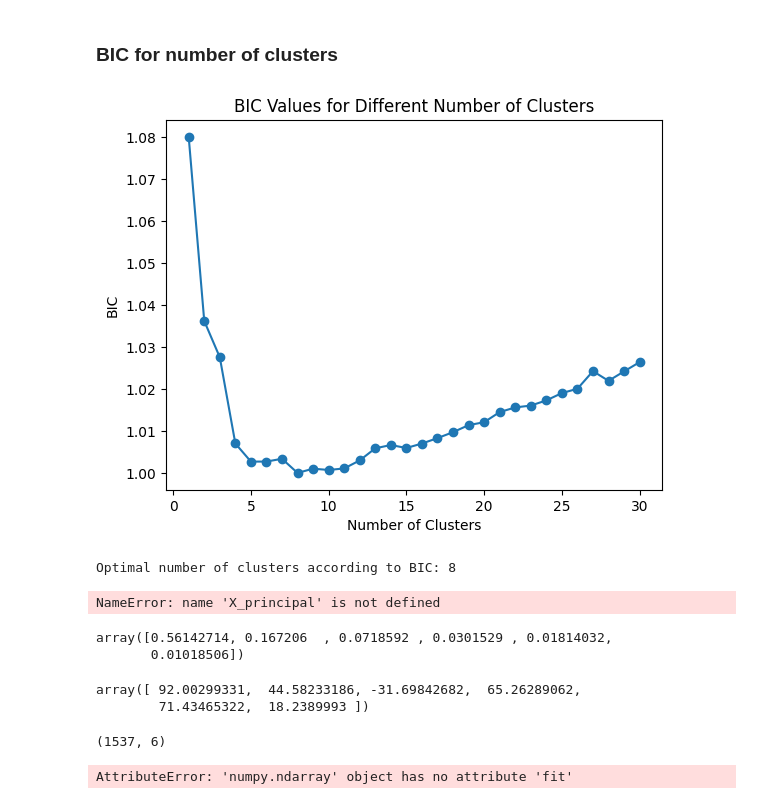
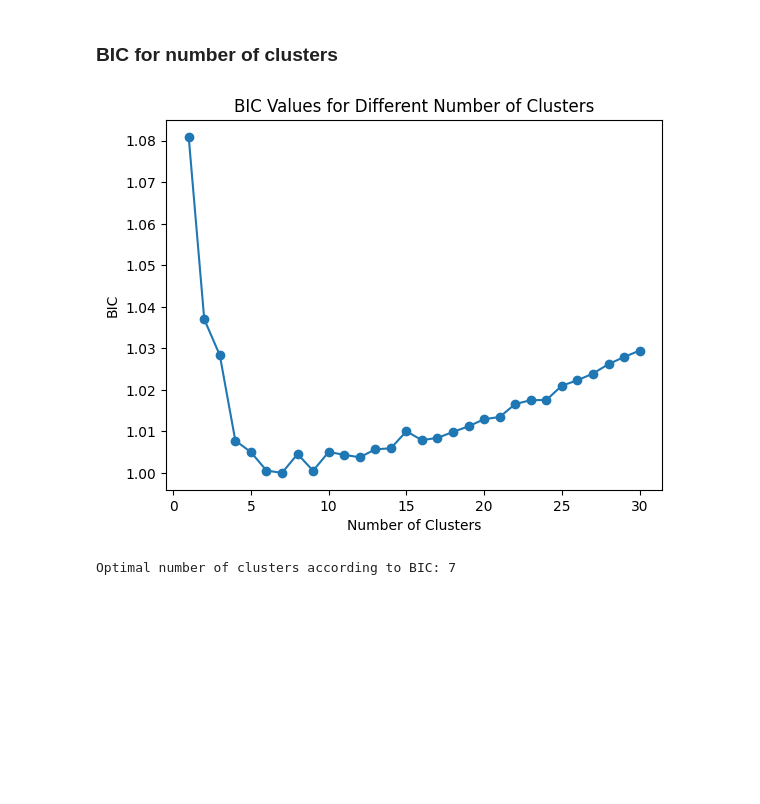
Before and after one commit to FloskelSalomon/amacrine_cells_neuromodulation, a Jupyter notebook: notebooks/light_stimulus/Clustering.ipynb, the cells around one changed output. Saved outputs shown, nothing was run; the diff lists cells and outputs as text; code cells hidden in the pictures; blank space fills up the shorter version.

Commit message:
continued working on the clustering with ideas from the lab meeting

```diff
--- a/notebooks/light_stimulus/Clustering.ipynb
+++ b/notebooks/light_stimulus/Clustering.ipynb
@@ -138,7 +152,7 @@ average_traces_chirp.shape
 Padding all arrays to length: 16516
 (1537, 16516)
 # %%
-x = StandardScaler().fit_transform(average_traces_chirp)
+x = StandardScaler().fit_transform(gChirp_averages_stacked)
 print(x.shape)
 print(np.mean(x), np.std(x))
 # %% [output]
@@ -219,39 +217,18 @@ bic_norm = bic_values/bic_values.min()
 # %%
 # Plot BIC values
 plt.plot(range(1, 31), bic_norm, marker='o')
 plt.title('BIC Values for Different Number of Clusters')
 plt.xlabel('Number of Clusters')
 plt.ylabel('BIC')
+
+plt.savefig(f"../plots/clustering/BIC_gchirp.png",
+            dpi=300,
+            bbox_inches="tight")
 plt.show()
 
 # Determine the optimal number of clusters
 optimal_clusters = np.argmin(bic_norm) + 1
 print(f'Optimal number of clusters according to BIC: {optimal_clusters}')
 # %% [output]
-[figure, old version]
+[figure, new version]
-Optimal number of clusters according to BIC: 8
+Optimal number of clusters according to BIC: 7
-# %%
-# Visualizing the clustering
-plt.scatter(X_principal['P1'], X_principal['P2'],
-
-plt.show()
-# %% [output]
-NameError: name 'X_principal' is not defined
-# %%
-components_pca.explained_variance_ratio_
-# %% [output]
-array([0.56142714, 0.167206  , 0.0718592 , 0.0301529 , 0.01814032,
-       0.01018506])
-# %%
-pca_gchirp[3]
-# %% [output]
-array([ 92.00299331,  44.58233186, -31.69842682,  65.26289062,
-        71.43465322,  18.2389993 ])
-# %%
-pca_gchirp.shape
-# %% [output]
-(1537, 6)
-# %%
-pca_gchirp.fit(average_traces_chirp)
-# %% [output]
-AttributeError: 'numpy.ndarray' object has no attribute 'fit'
```
Also changed, not shown: parts of 50 cells of this notebook, 2 other files.
